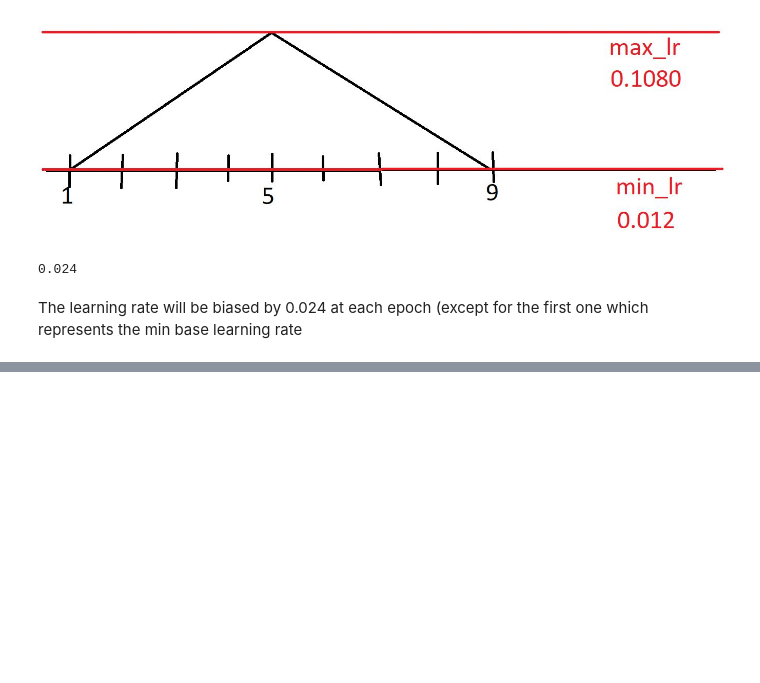
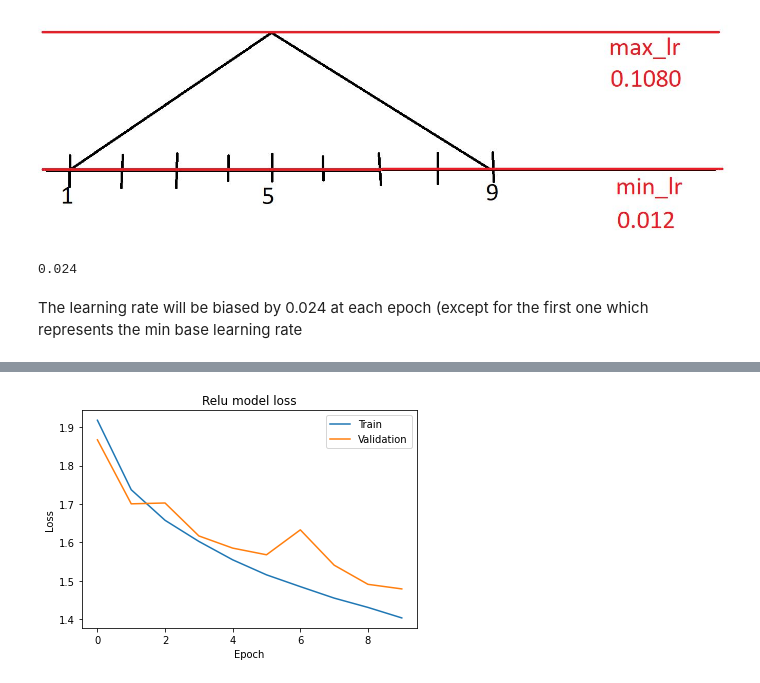
Before and after one commit to outtayerloop/m2-deep-learning, a Jupyter notebook: labs/deep_learning_with_keras/1_deep_learning_with_keras.ipynb, the cells around one changed output, grey strips where cells are left out. Cells and saved outputs as stored; diff of their text form; code cells hidden in the pictures; blank space fills up the shorter version.

```diff
--- a/labs/deep_learning_with_keras/1_deep_learning_with_keras.ipynb
+++ b/labs/deep_learning_with_keras/1_deep_learning_with_keras.ipynb
@@ -963,0 +1087,13 @@ The peak accuracy reached is 0.9094 at the end of the cycle
+# %%
+relu_model = Sequential()
+relu_model.add(Dense(units=300, activation='relu', input_shape=[image_height*image_width*color_count]))
+relu_model.add(Dense(units=100, activation='relu'))
+relu_model.add(Dense(units=class_count, activation='softmax')) # as many neurones as classes
+# softmax normalizes the model's outputs so that it looks like a proba distribution with Sum(output_i) = 1
+# %%
+relu_model.compile(optimizer='sgd', loss='sparse_categorical_crossentropy', metrics=['accuracy'])
+# categorical_crossentropy : used when class values are already one-hot-encoded
+# sparse_categorical_crossentropy : used when class values are not already one-hot-encoded
+# %%
+relu_model_history = relu_model.fit(X_train, y_train, epochs=10, validation_split=0.3, callbacks=[LogCallback()])
+relu_model_history
@@ -963,0 +1139,10 @@ The peak accuracy reached is 0.9094 at the end of the cycle
+# %%
+plt.plot(relu_model_history.history['loss'])
+plt.plot(relu_model_history.history['val_loss'])
+plt.title('Relu model loss')
+plt.ylabel('Loss')
+plt.xlabel('Epoch')
+plt.legend(['Train', 'Validation'], loc='upper right')
+plt.show()
+# %% [output]
+[figure, added]
```
Also changed, not shown: parts of 116 cells of this notebook, 21 other files.
